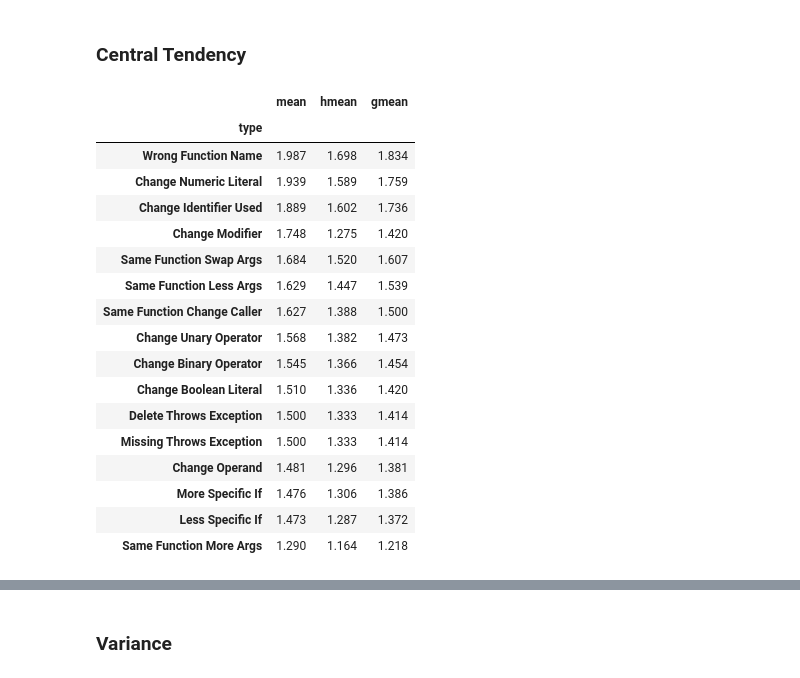
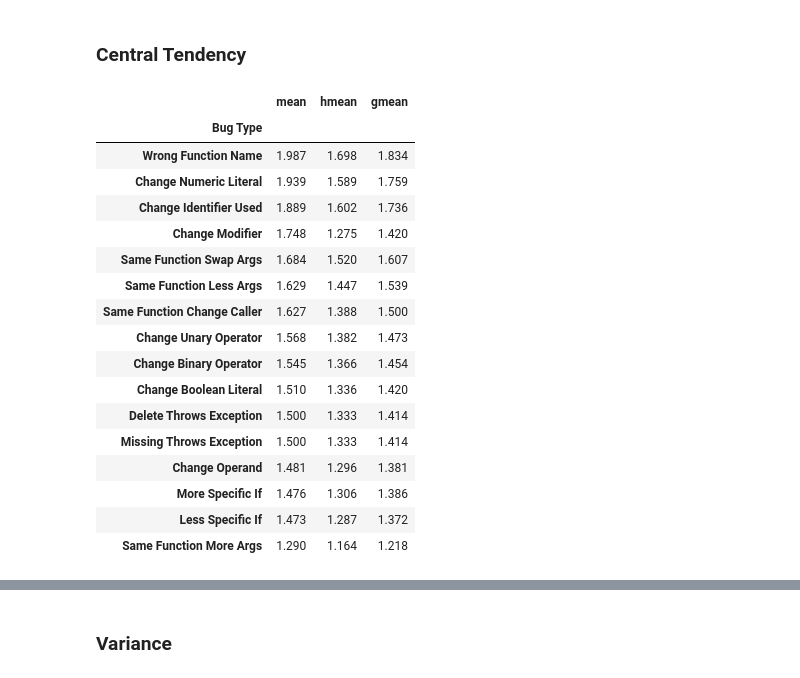
Before and after one commit to parvezmrobin/msr-2021, a Jupyter notebook: notebooks/RQ1.ipynb, the cells around one changed output, grey strips where cells are left out. Saved outputs shown, nothing was run; the diff lists cells and outputs as text; code cells hidden in the pictures.

```diff
--- a/notebooks/RQ1.ipynb
+++ b/notebooks/RQ1.ipynb
@@ -214,13 +226,13 @@ array([<AxesSubplot:title={'center':'Change Identifier Used'}, xlabel='Depth', y
 # %% [markdown]
 ### Central Tendency
 # %%
-central_tendency_df = fix_df.groupby('type').depth\
+central_tendency_df = fix_df.groupby('Bug Type').Depth\
     .agg(['mean', stats.hmean, stats.gmean])\
     .sort_values('mean', ascending=False)
 central_tendency_df
 # %% [output]
 |  | mean | hmean | gmean |
-| type |  |  |  |
+| Bug Type |  |  |  |
 | Wrong Function Name | 1.987 | 1.698 | 1.834 |
 | Change Numeric Literal | 1.939 | 1.589 | 1.759 |
 | Change Identifier Used | 1.889 | 1.602 | 1.736 |
```
Also changed, not shown: parts of 20 cells of this notebook, 1 other file.
